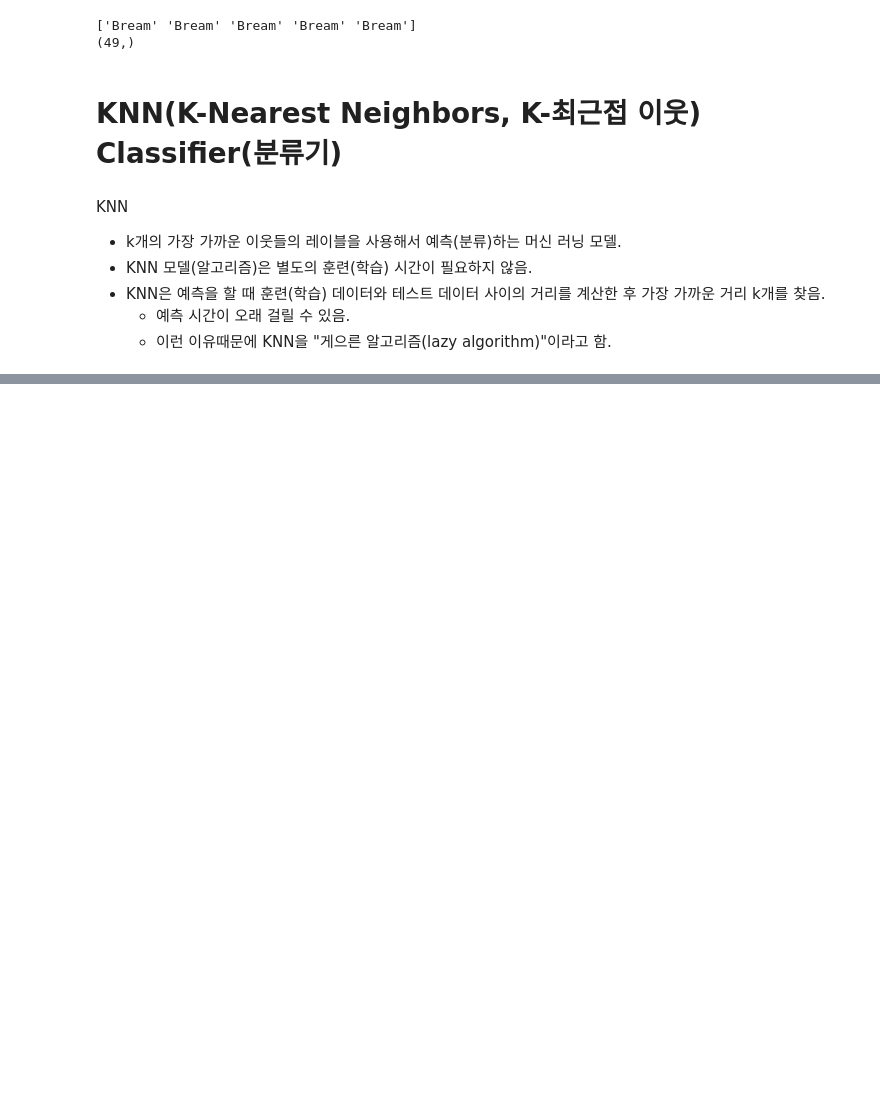
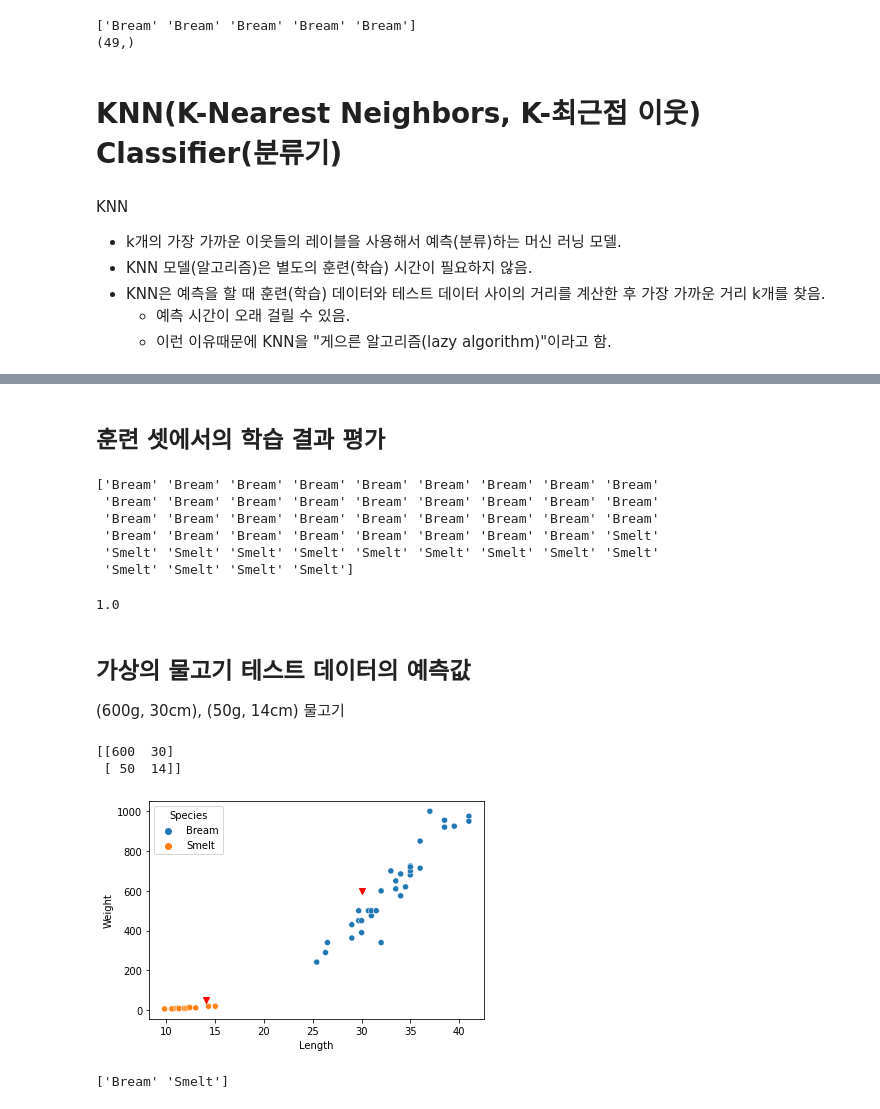
Before and after one commit to JakeOh/202208_itw_java134_lab_python, a Jupyter notebook: ml02_knn.ipynb, the cells around one changed output, grey strips where cells are left out. Cells and saved outputs as stored; diff of their text form; code cells hidden in the pictures; blank space fills up the shorter version.

```diff
--- a/ml02_knn.ipynb
+++ b/ml02_knn.ipynb
@@ -189,0 +203,42 @@ KNN
+# %% [markdown]
+## 훈련 셋에서의 학습 결과 평가
+# %%
+# 훈련 셋에서 예측값 찾기
+y_pred = knn_clf.predict(X)
+print(y_pred)
+# %% [output]
+['Bream' 'Bream' 'Bream' 'Bream' 'Bream' 'Bream' 'Bream' 'Bream' 'Bream'
+ 'Bream' 'Bream' 'Bream' 'Bream' 'Bream' 'Bream' 'Bream' 'Bream' 'Bream'
+ 'Bream' 'Bream' 'Bream' 'Bream' 'Bream' 'Bream' 'Bream' 'Bream' 'Bream'
+ 'Bream' 'Bream' 'Bream' 'Bream' 'Bream' 'Bream' 'Bream' 'Bream' 'Smelt'
+ 'Smelt' 'Smelt' 'Smelt' 'Smelt' 'Smelt' 'Smelt' 'Smelt' 'Smelt' 'Smelt'
+ 'Smelt' 'Smelt' 'Smelt' 'Smelt']
+# %%
+# 실젯값과 예측값을 비교
+np.mean(y == y_pred)  # 정확도(accuracy)
+# %% [output]
+1.0
+# %% [markdown]
+## 가상의 물고기 테스트 데이터의 예측값
+
+(600g, 30cm), (50g, 14cm) 물고기
+# %%
+X_test = np.array([[600, 30],
+                   [50, 14]])
+print(X_test)
+# %% [output]
+[[600  30]
+ [ 50  14]]
+# %%
+# 훈련 데이터 시각화
+sns.scatterplot(data=df, x='Length', y='Weight', hue='Species')
+# 가상의 테스트 셋 시각화
+plt.scatter(x=X_test[:, 1], y=X_test[:, 0], color='red', marker='v')
+plt.show()
+# %% [output]
+[figure, added]
+# %%
+test_pred = knn_clf.predict(X_test)
+print(test_pred)
+# %% [output]
+['Bream' 'Smelt']
```
Also changed, not shown: parts of 5 cells of this notebook.
